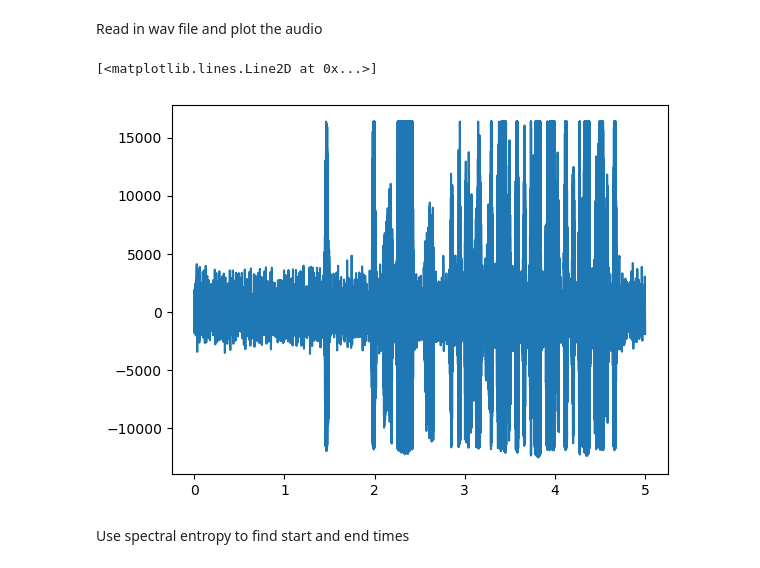
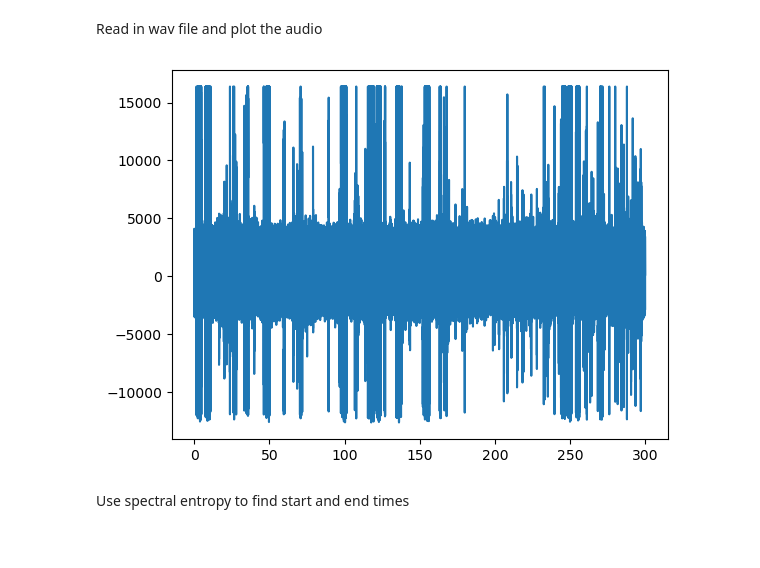
Before and after one commit to nriveira/birdsong, a Jupyter notebook: syllable_sorting.ipynb, the cells around one changed output. Cells and saved outputs as stored; diff of their text form; code cells hidden in the pictures.

```diff
--- a/syllable_sorting.ipynb
+++ b/syllable_sorting.ipynb
@@ -9,14 +11,15 @@ from scipy.io import wavfile
 Read in wav file and plot the audio
 # %%
 # Load in the wav file
-fs, audio = wavfile.read('Data/2023_03_31_7_03_30.wav')
+fs, audio = wavfile.read('2023_03_31_7_03_30.wav')
 t_song = np.arange(0, len(audio)/fs, 1/fs)
 
 # Display the first 10 seconds of the wav file
-disp_t = 5
+disp_t = 300
 plt.plot(t_song[:fs*disp_t], audio[:fs*disp_t])
+
+audio_clip = audio#[:fs*disp_t]
 # %% [output]
-[<matplotlib.lines.Line2D at 0x...>]
-[figure, old version]
+[figure, new version]
 # %% [markdown]
 Use spectral entropy to find start and end times
```
Also changed, not shown: parts of 9 cells of this notebook, 9 other files.
